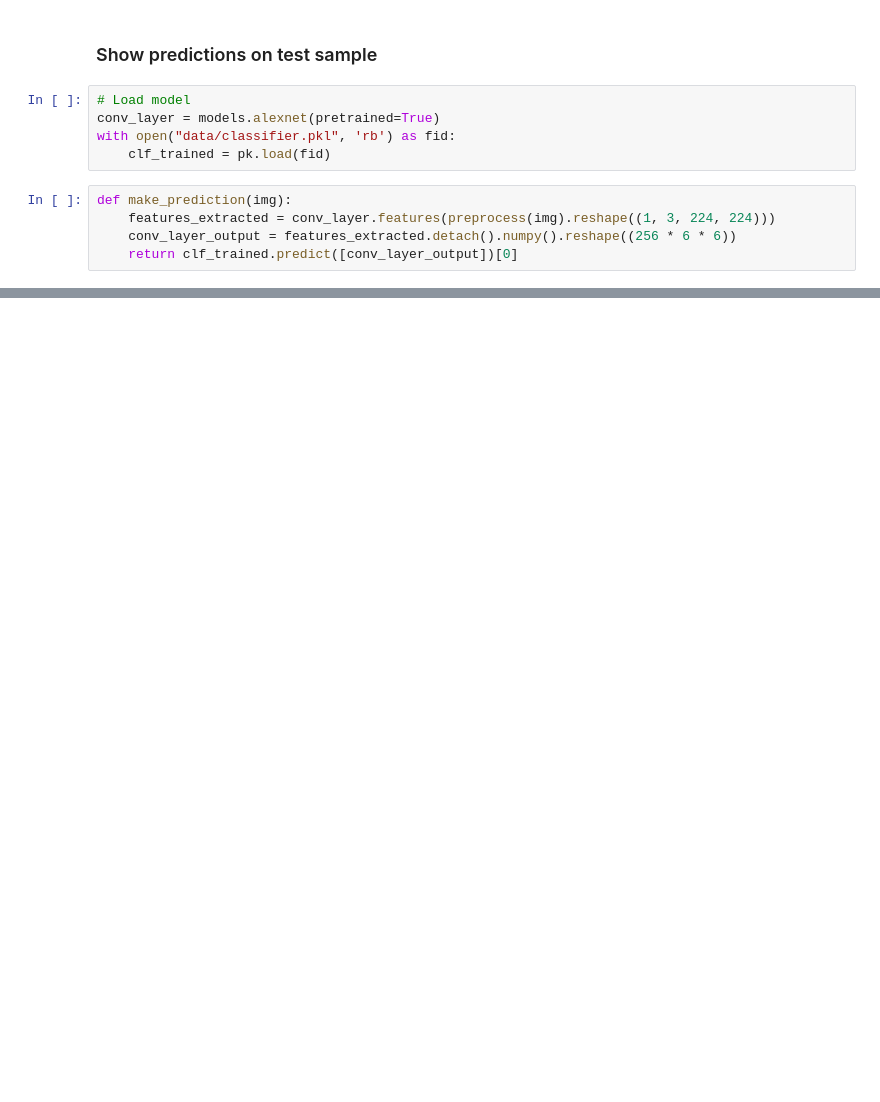
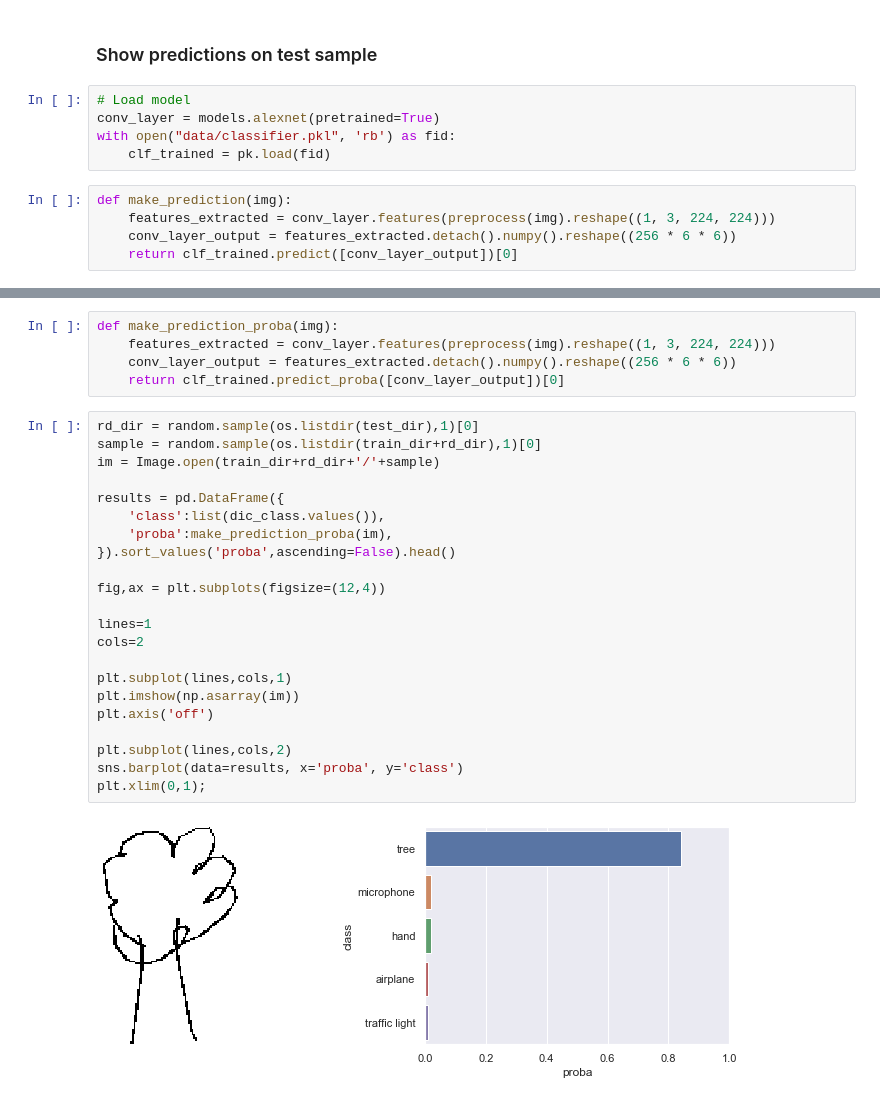
Before and after one commit to LaurentFerhi/Transfer_learning_as_feature_engineering, a Jupyter notebook: Transfer_learning_Alexnet_clf.ipynb, the cells around one changed output, grey strips where cells are left out. Saved outputs shown, nothing was run; the diff lists cells and outputs as text; blank space fills up the shorter version.

```diff
--- a/Transfer_learning_Alexnet_clf.ipynb
+++ b/Transfer_learning_Alexnet_clf.ipynb
@@ -330,0 +312,29 @@ for i in range(1,21):
+# %%
+def make_prediction_proba(img):
+    features_extracted = conv_layer.features(preprocess(img).reshape((1, 3, 224, 224)))
+    conv_layer_output = features_extracted.detach().numpy().reshape((256 * 6 * 6))
+    return clf_trained.predict_proba([conv_layer_output])[0]
+# %%
+rd_dir = random.sample(os.listdir(test_dir),1)[0]
+sample = random.sample(os.listdir(train_dir+rd_dir),1)[0]
+im = Image.open(train_dir+rd_dir+'/'+sample)
+
+results = pd.DataFrame({
+    'class':list(dic_class.values()),
+    'proba':make_prediction_proba(im),
+}).sort_values('proba',ascending=False).head()
+
+fig,ax = plt.subplots(figsize=(12,4))
+
+lines=1
+cols=2
+
+plt.subplot(lines,cols,1)
+plt.imshow(np.asarray(im))
+plt.axis('off')
+
+plt.subplot(lines,cols,2)
+sns.barplot(data=results, x='proba', y='class')
+plt.xlim(0,1);
+# %% [output]
+[figure, added]
```
Also changed, not shown: parts of 14 cells of this notebook.
